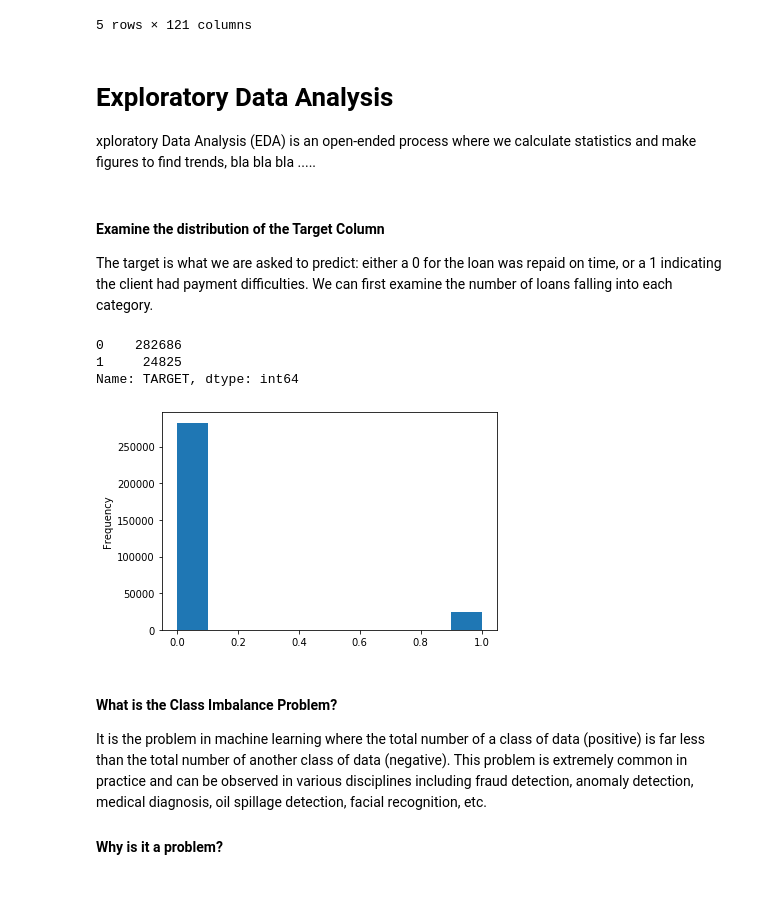
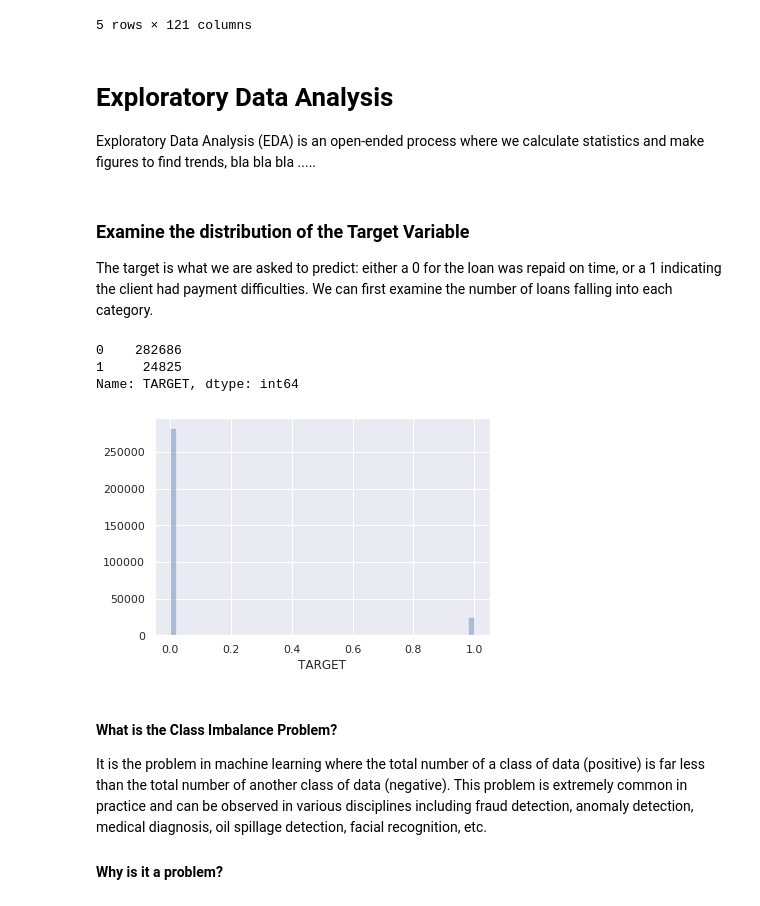
Before and after one commit to muhdlaziem/home-credit-risk, a Jupyter notebook: EDA Complete.ipynb, the cells around one changed output. Saved outputs shown, nothing was run; the diff lists cells and outputs as text; code cells hidden in the pictures.

```diff
--- a/EDA Complete.ipynb
+++ b/EDA Complete.ipynb
@@ -46,9 +46,9 @@ Testing data shape:  (48744, 121)
 5 rows × 121 columns
 # %% [markdown]
 # Exploratory Data Analysis
-xploratory Data Analysis (EDA) is an open-ended process where we calculate statistics and make figures to find trends, bla bla bla .....
+Exploratory Data Analysis (EDA) is an open-ended process where we calculate statistics and make figures to find trends, bla bla bla .....
 # %% [markdown]
-#### Examine the distribution of the Target Column
+### Examine the distribution of the Target Variable
 The target is what we are asked to predict: either a 0 for the loan was repaid on time, or a 1 indicating the client had payment difficulties. We can first examine the number of loans falling into each category.
 # %%
 app_train['TARGET'].value_counts()
@@ -57,10 +57,11 @@ app_train['TARGET'].value_counts()
 1     24825
 Name: TARGET, dtype: int64
 # %%
-app_train['TARGET'].astype(int).plot.hist()
+sns.set()
+sns.distplot(app_train['TARGET'].astype('int'), kde=False)
 plt.show()
 # %% [output]
-[figure, old version]
+[figure, new version]
 # %% [markdown]
 #### **What is the Class Imbalance Problem?**
 
```
Also changed, not shown: parts of 17 cells of this notebook.
